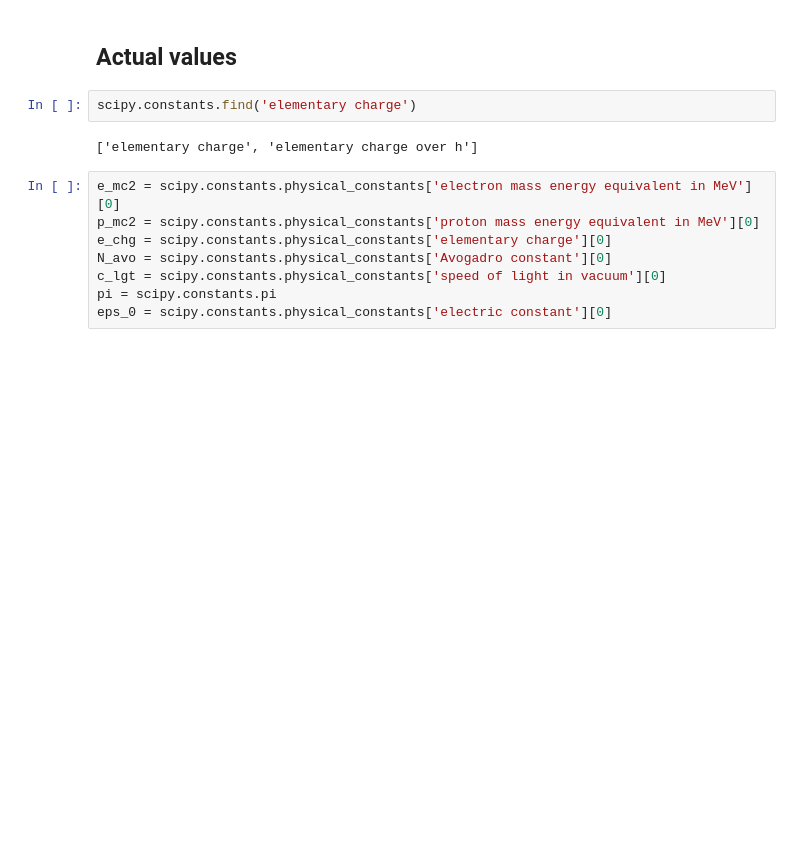
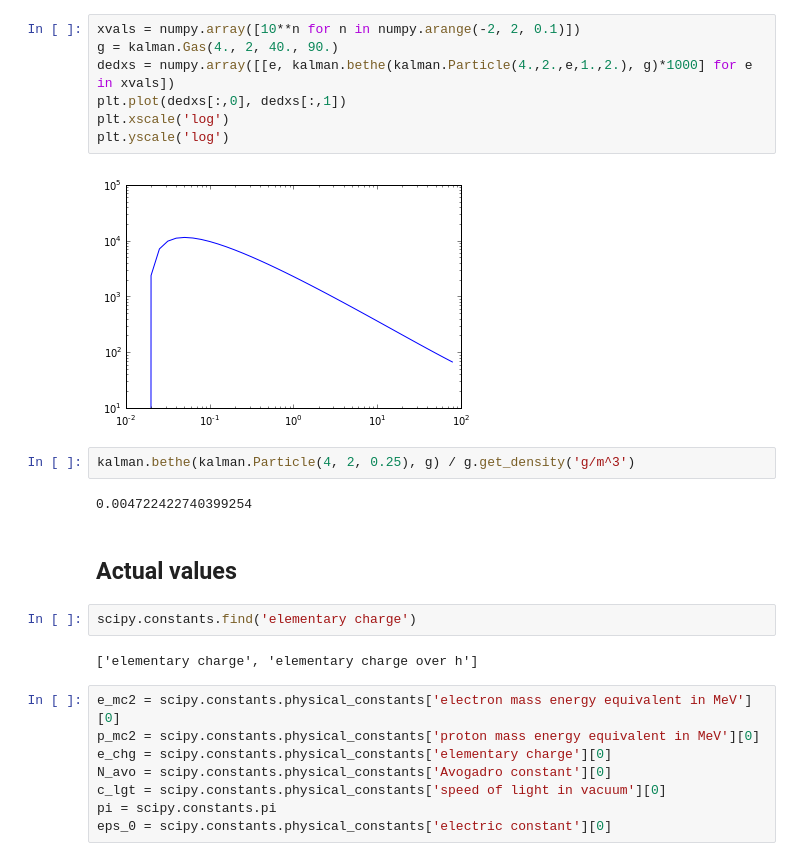
Before and after one commit to chchen123/pytpc, a Jupyter notebook: KalmanFilter.ipynb, the cells around one changed output. Cells and saved outputs as stored; diff of their text form; blank space fills up the shorter version.

```diff
--- a/KalmanFilter.ipynb
+++ b/KalmanFilter.ipynb
@@ -10,3 +48,16 @@ from scipy.stats import threshold
+# %%
+xvals = numpy.array([10**n for n in numpy.arange(-2, 2, 0.1)])
+g = kalman.Gas(4., 2, 40., 90.)
+dedxs = numpy.array([[e, kalman.bethe(kalman.Particle(4.,2.,e,1.,2.), g)*1000] for e in xvals])
+plt.plot(dedxs[:,0], dedxs[:,1])
+plt.xscale('log')
+plt.yscale('log')
+# %% [output]
+[figure, added]
+# %%
+kalman.bethe(kalman.Particle(4, 2, 0.25), g) / g.get_density('g/m^3')
+# %% [output]
+0.004722422740399254
 # %% [markdown]
 ## Actual values
 # %%
```
Also changed, not shown: parts of 8 cells of this notebook, 1 other file.
